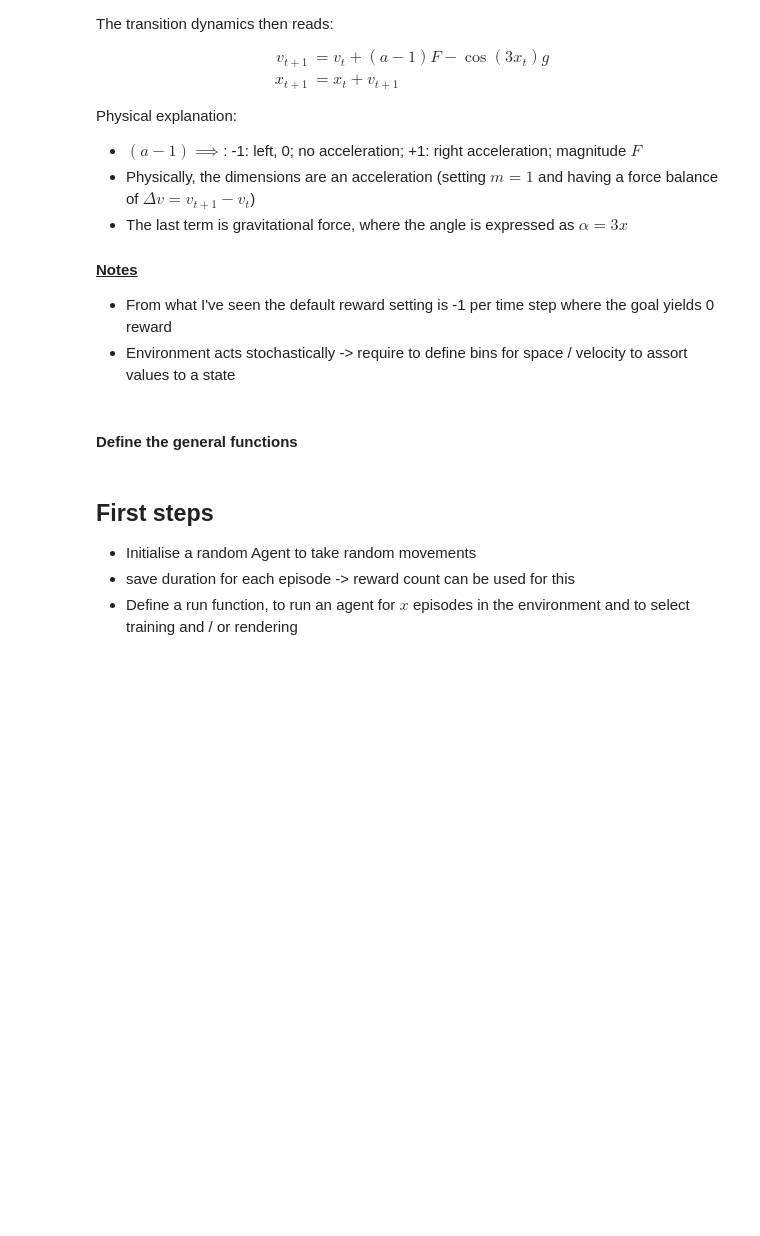
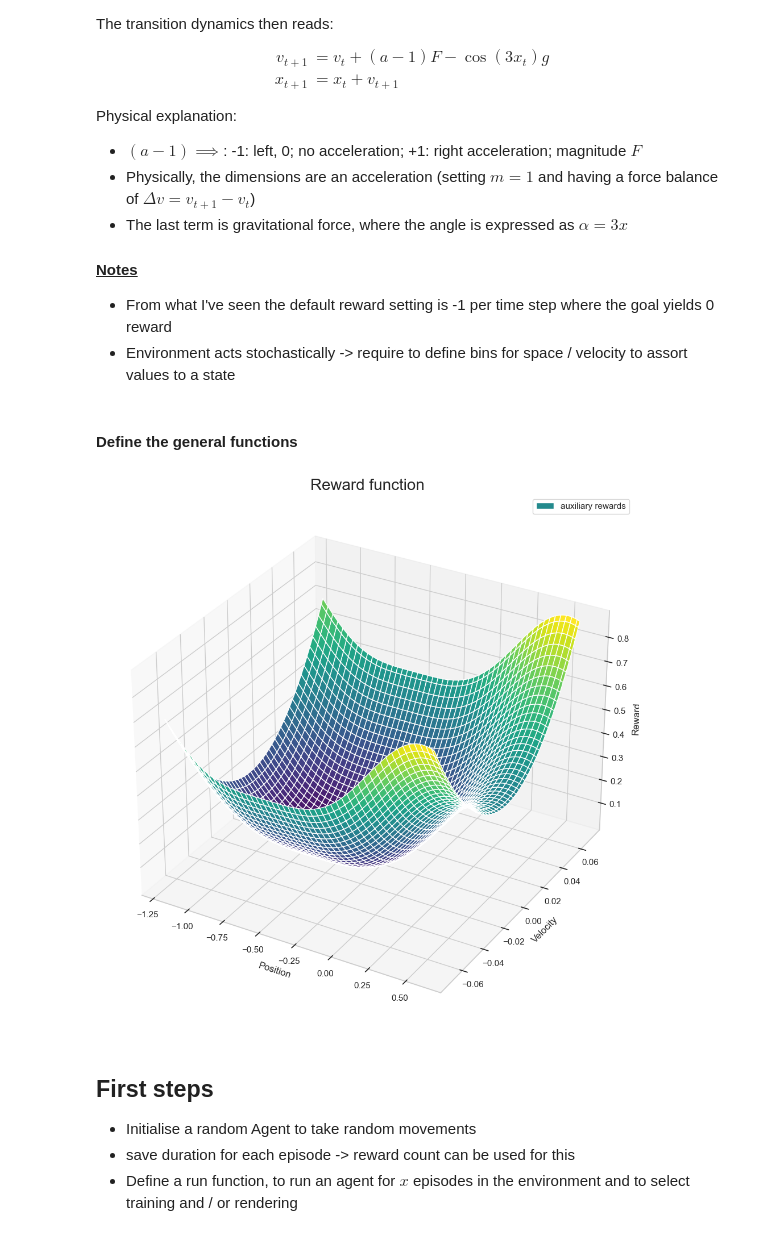
Before and after one commit to LionelSafar/Rolls-Royce-Peak-Plower, a Jupyter notebook: main.ipynb, the cells around one changed output. Saved outputs shown, nothing was run; the diff lists cells and outputs as text; code cells hidden in the pictures; blank space fills up the shorter version.

```diff
--- a/main.ipynb
+++ b/main.ipynb
@@ -76,6 +76,34 @@ Physical explanation:
 - Environment acts stochastically -> require to define bins for space / velocity to assort values to a state
 # %% [markdown]
 #### Define the general functions
+# %%
+# To display the rewards per position and velocity
+# The issue is to find proper scaling between position and velocity reward, because time seems strangely scaled
+# in the sense that velocity is always quite low each time step and position is always quite high
+x = np.linspace(-1.2, 0.6, 100)
+y = np.linspace(-0.07, 0.07, 100)
+X, Y = np.meshgrid(x, y)
+Z = (np.sin(3 * X) + 1) ** 2 * 0.1 + Y ** 2 *100
+Z_env = Z.copy()
+
+# add environment reward -1 everywhere where x < 0.5
+#Z_env[X < 0.5] -= 1
+
+
+fig = plt.figure(figsize=(10, 10))
+
+ax = fig.add_subplot(111, projection='3d')
+#ax.plot_surface(X, Y, Z_env, cmap='viridis', label='total rewards')
+ax.plot_surface(X, Y, Z, cmap='viridis', label='auxiliary rewards')
+ax.set_xlabel('Position')
+ax.set_ylabel('Velocity')
+ax.set_zlabel('Reward')
+ax.set_title('Reward function', fontsize=20)
+
+plt.legend()
+plt.tight_layout()
+# %% [output]
+[figure, added]
 # %%
 # Experiment with different rewards (very high / low)
 def domain_based_reward(state):
```
Also changed, not shown: parts of 14 cells of this notebook.
